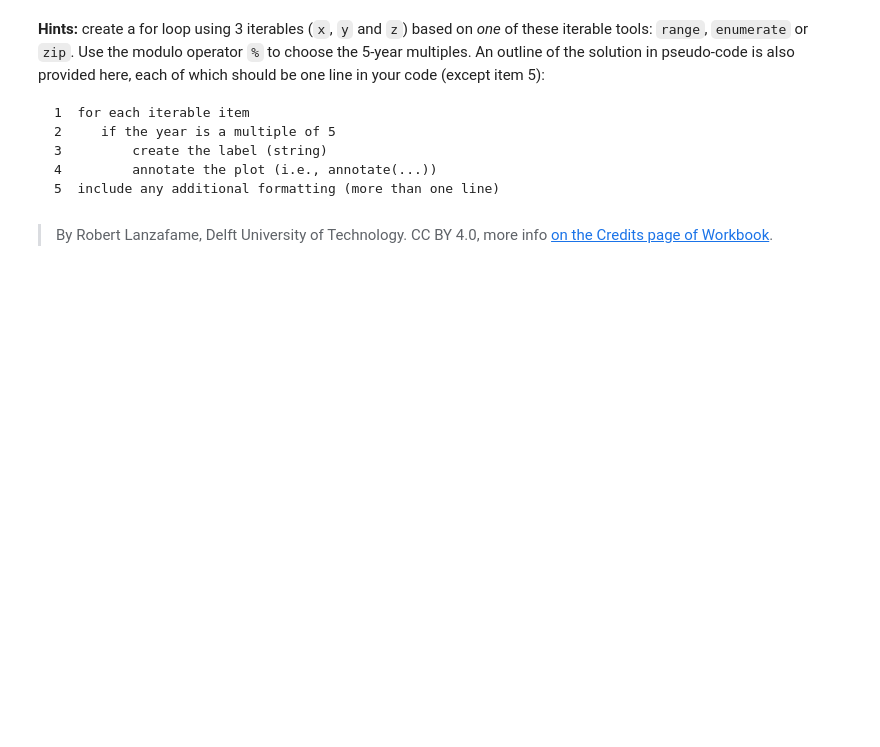
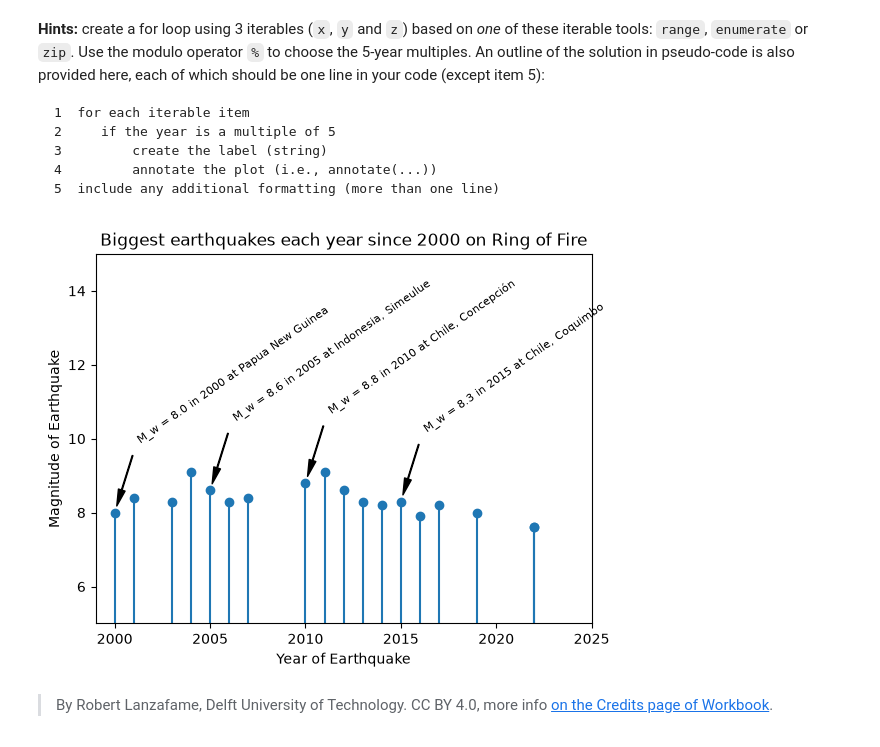
Before and after one commit to vy4syv4s/Week2.3, a Jupyter notebook: 3_stem_plots.ipynb, the cells around one changed output. Cells and saved outputs as stored; diff of their text form; code cells hidden in the pictures; blank space fills up the shorter version.

```diff
--- a/3_stem_plots.ipynb
+++ b/3_stem_plots.ipynb
@@ -76,2 +81,23 @@ plt.savefig('my_earthquake.svg')
+# %%
+plt.stem(year, magn, label="site")
+for x, y, z in zip(year, magn, site):
+    if x%5 == 0:
+        label = f"M_w = {y} in {x} at {z}"
+        plt.annotate(label,
+                     (x,y), # these are the coordinates to position the label
+                     textcoords="offset points",
+                     xytext=(15,50),
+                     fontsize=8,
+                     ha='left',
+                     rotation=35,
+                     arrowprops=dict(facecolor='black', shrink=0.1, width=0.5, headwidth=5))
+plt.xlim(1999, 2025)
+plt.ylim(5,15)
+plt.xlabel('Year of Earthquake')
+plt.ylabel('Magnitude of Earthquake')
+plt.title('Biggest earthquakes each year since 2000 on Ring of Fire');
+# plt.savefig('my_earthquake.svg') # Don't remove this line
+# %% [output]
+[figure, added]
 # %% [markdown]
 > By Robert Lanzafame, Delft University of Technology. CC BY 4.0, more info [on the Credits page of Workbook](https://mude.citg.tudelft.nl/workbook-2025/credits.html).
```
Also changed, not shown: parts of 3 cells of this notebook, 2 other files.
